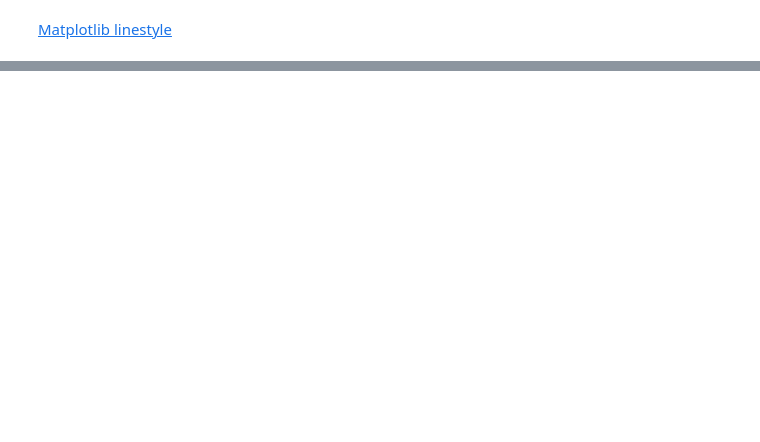
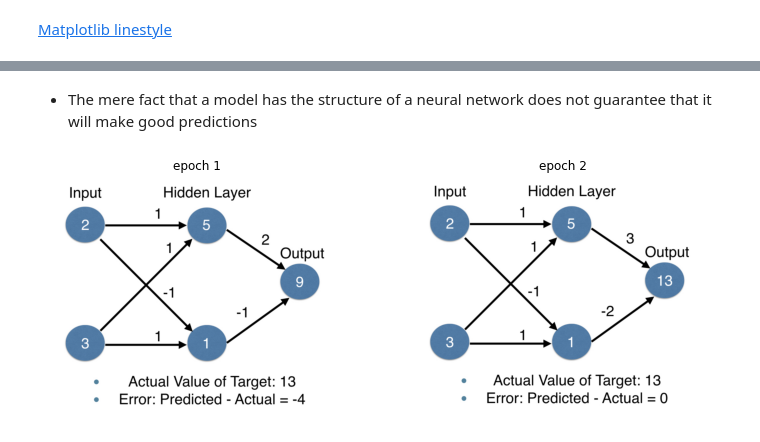
Before and after one commit to anmorgan24/Springboard, a Jupyter notebook: Notes/Deep_Learning_Python.ipynb, the cells around one changed output, grey strips where cells are left out. Drawn from its saved outputs; the diff is of its cells as text; code cells hidden in the pictures; blank space fills up the shorter version.

```diff
--- a/Notes/Deep_Learning_Python.ipynb
+++ b/Notes/Deep_Learning_Python.ipynb
@@ -13,3 +13,12 @@ def show_image(image, title='img', cmap_type='gray'):
     plt.title(title)
     plt.axis('off')
     plt.show()
+# %%
+def plot_comparison(original, original_title, filtered, title_filtered):
+    fig, (ax1, ax2) = plt.subplots(ncols= 2, figsize=(12, 8), sharex= True, sharey= True)
+    ax1.imshow(original, cmap = plt.cm.gray)
+    ax1.set_title(original_title)
+    ax1.axis('off')
+    ax2.imshow(filtered, cmap= plt.cm.gray)
+    ax2.set_title(title_filtered)
+    ax2.axis('off')
@@ -176,0 +370,6 @@ plt.show()
+# %% [markdown]
+* The mere fact that a model has the structure of a neural network does not guarantee that it will make good predictions
+# %%
+plot_comparison(plt.imread('data/1.png'), "epoch 1", plt.imread('data/2.png'), "epoch 2")
+# %% [output]
+[figure, added]
```
Also changed, not shown: parts of 35 cells of this notebook.
